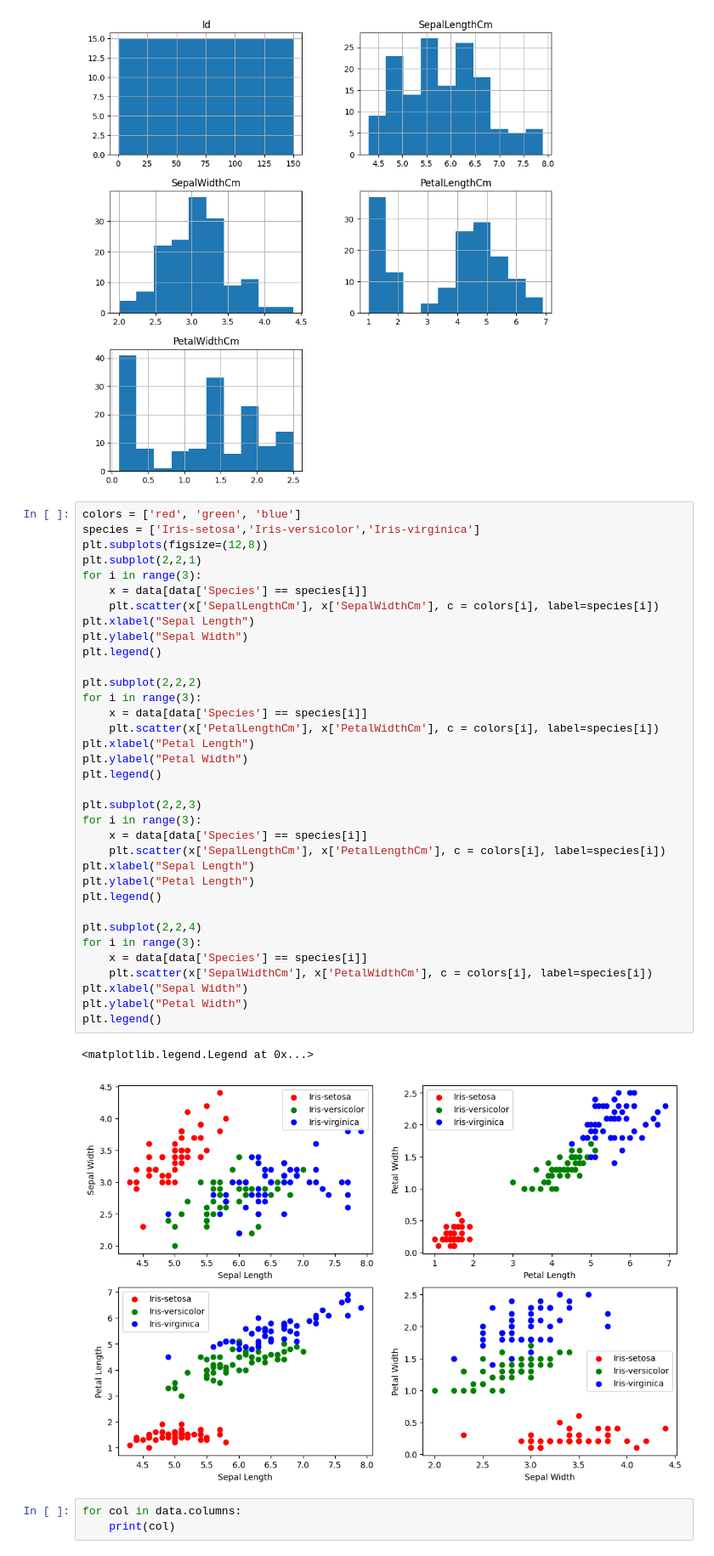
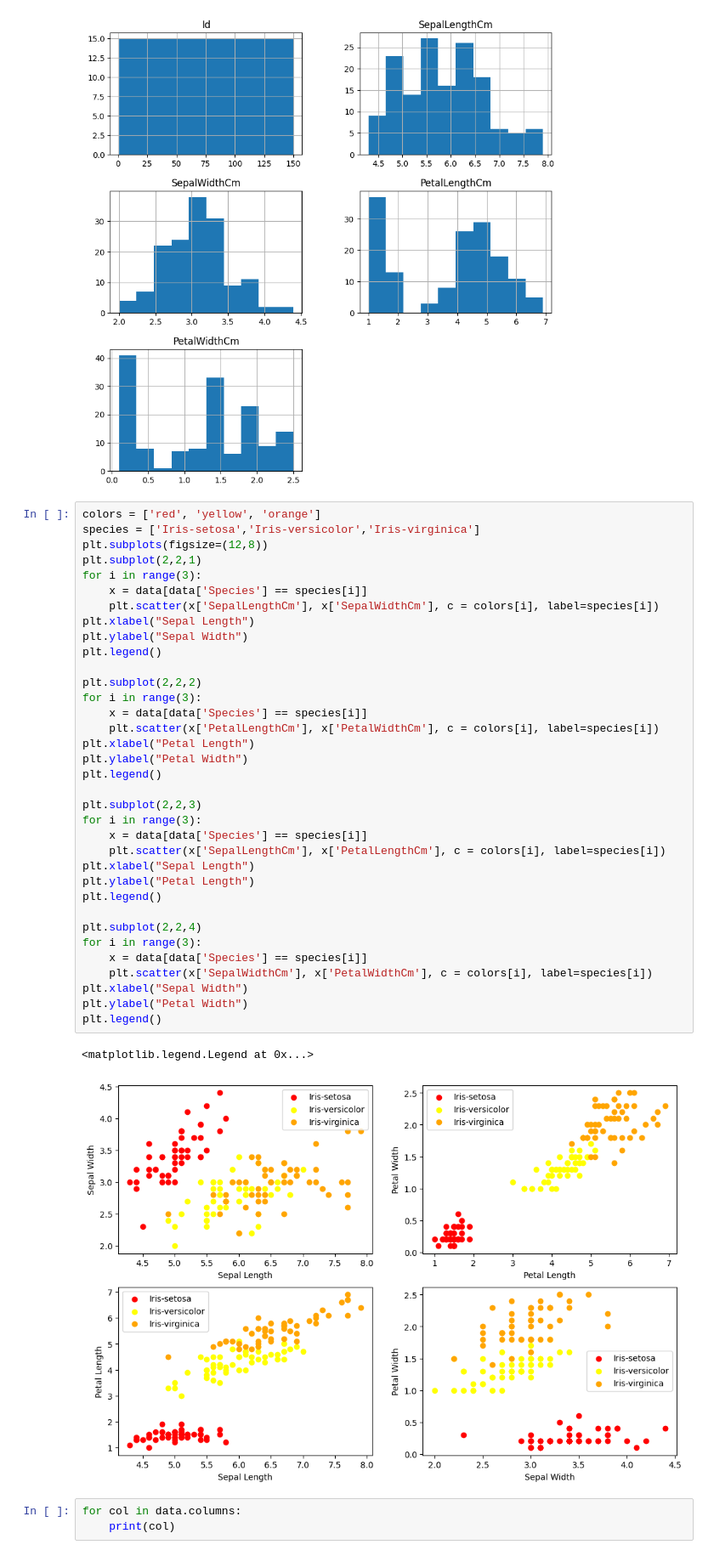
Before and after one commit to de-pesh/IrisClassification, a Jupyter notebook: IrisClassification.ipynb, the cells around one changed output. Shown at 85% size. Cells and saved outputs as stored; diff of their text form.

```diff
--- a/IrisClassification.ipynb
+++ b/IrisClassification.ipynb
@@ -63,7 +63,7 @@ array([[<Axes: title={'center': 'Id'}>,
        [<Axes: title={'center': 'PetalWidthCm'}>, <Axes: >]], dtype=object)
 [figure]
 # %%
-colors = ['red', 'green', 'blue']
+colors = ['red', 'yellow', 'orange']
 species = ['Iris-setosa','Iris-versicolor','Iris-virginica']
 plt.subplots(figsize=(12,8))
 plt.subplot(2,2,1)
@@ -72,34 +72,34 @@ for i in range(3):
     plt.scatter(x['SepalLengthCm'], x['SepalWidthCm'], c = colors[i], label=species[i])
 plt.xlabel("Sepal Length")
 plt.ylabel("Sepal Width")
 plt.legend()
 
 plt.subplot(2,2,2)
 for i in range(3):
     x = data[data['Species'] == species[i]]
     plt.scatter(x['PetalLengthCm'], x['PetalWidthCm'], c = colors[i], label=species[i])
 plt.xlabel("Petal Length")
 plt.ylabel("Petal Width")
 plt.legend()
 
 plt.subplot(2,2,3)
 for i in range(3):
     x = data[data['Species'] == species[i]]
     plt.scatter(x['SepalLengthCm'], x['PetalLengthCm'], c = colors[i], label=species[i])
 plt.xlabel("Sepal Length")
 plt.ylabel("Petal Length")
 plt.legend()
 
 plt.subplot(2,2,4)
 for i in range(3):
     x = data[data['Species'] == species[i]]
     plt.scatter(x['SepalWidthCm'], x['PetalWidthCm'], c = colors[i], label=species[i])
 plt.xlabel("Sepal Width")
 plt.ylabel("Petal Width")
 plt.legend()
 # %% [output]
 <matplotlib.legend.Legend at 0x...>
-[figure, old version]
+[figure, new version]
 # %%
 for col in data.columns:
     print(col)
```
Also changed, not shown: 1 other file.
